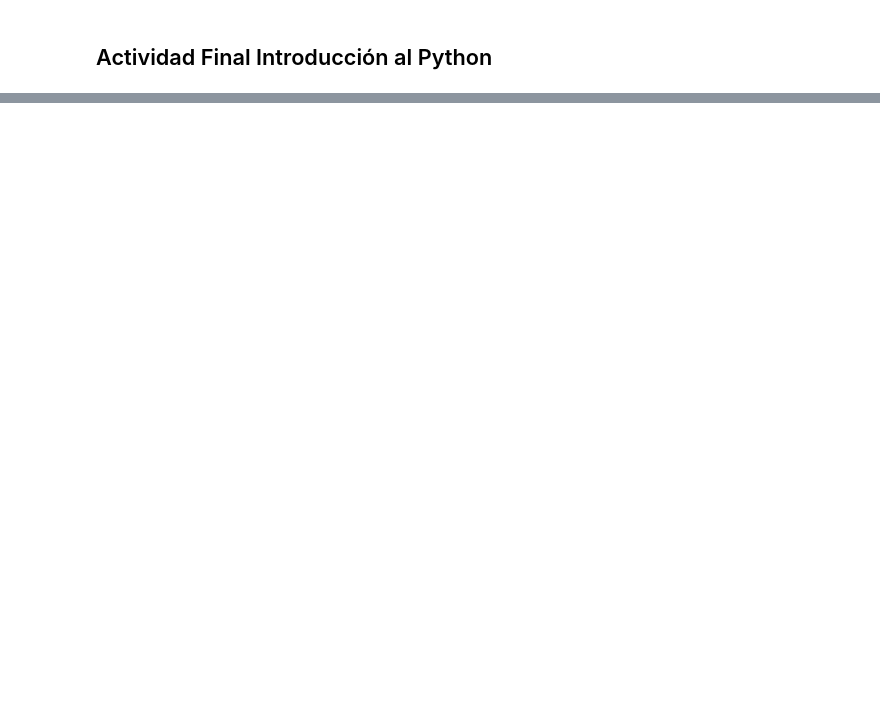
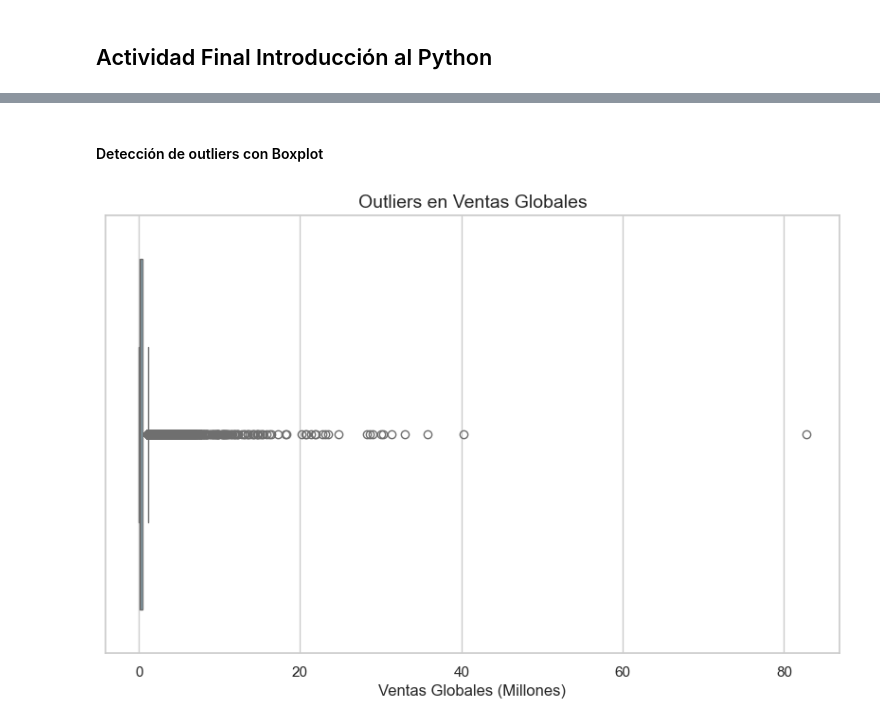
Before and after one commit to amorenooya/MIAR, a Jupyter notebook: 01MIAR_ACT_Final.ipynb, the cells around one changed output, grey strips where cells are left out. Cells and saved outputs as stored; diff of their text form; code cells hidden in the pictures; blank space fills up the shorter version.

```diff
--- a/01MIAR_ACT_Final.ipynb
+++ b/01MIAR_ACT_Final.ipynb
@@ -96,0 +20,9 @@ plt.show()
+# %%
+# Cargar datos
+df = pd.read_csv('vgsales.csv')
+
+# Imprimios la cantidad de filas y columnas
+print(f'Tamaño inicial del dataset (Filas, Columnas): {df.shape}')
+
+# Inspección inicial
+print(df.head())
@@ -96,0 +48,4 @@ plt.show()
+# %%
+display(df.dtypes)
+
+df["Year"] =  df["Year"].astype("Int64")
@@ -96,0 +211,19 @@ plt.show()
+# %%
+# Configuración de estilo
+sns.set_theme(style="whitegrid")
+
+# Creamos subplots para las distribuciones de ventas por región
+regions = ['NA_Sales', 'EU_Sales', 'JP_Sales', 'Other_Sales']
+fig, axes = plt.subplots(2, 2, figsize=(14, 10))  # Cuadrícula 2x2
+
+# Creamos gráfica por cada región
+for i, region in enumerate(regions):
+    ax = axes[i // 2, i % 2]  # Posición del subplot
+    sns.histplot(df[region], kde=True, bins=30, ax=ax, color='blue', alpha=0.7)
+    ax.set_title(f'Distribución de Ventas en {region}', fontsize=14)
+    ax.set_xlabel('Ventas (Millones)', fontsize=12)
+    ax.set_ylabel('Frecuencia', fontsize=12)
+
+# Ajustamos espacios entre subplots
+plt.tight_layout()
+plt.show()
@@ -96,0 +232,10 @@ plt.show()
+# %% [markdown]
+#### Detección de outliers con Boxplot
+# %%
+plt.figure(figsize=(10, 6))
+sns.boxplot(x=df['Global_Sales'], color='skyblue')
+plt.title('Outliers en Ventas Globales', fontsize=14)
+plt.xlabel('Ventas Globales (Millones)', fontsize=12)
+plt.show()
+# %% [output]
+[figure, added]
```
Also changed, not shown: parts of 49 cells of this notebook, 1 other file.
